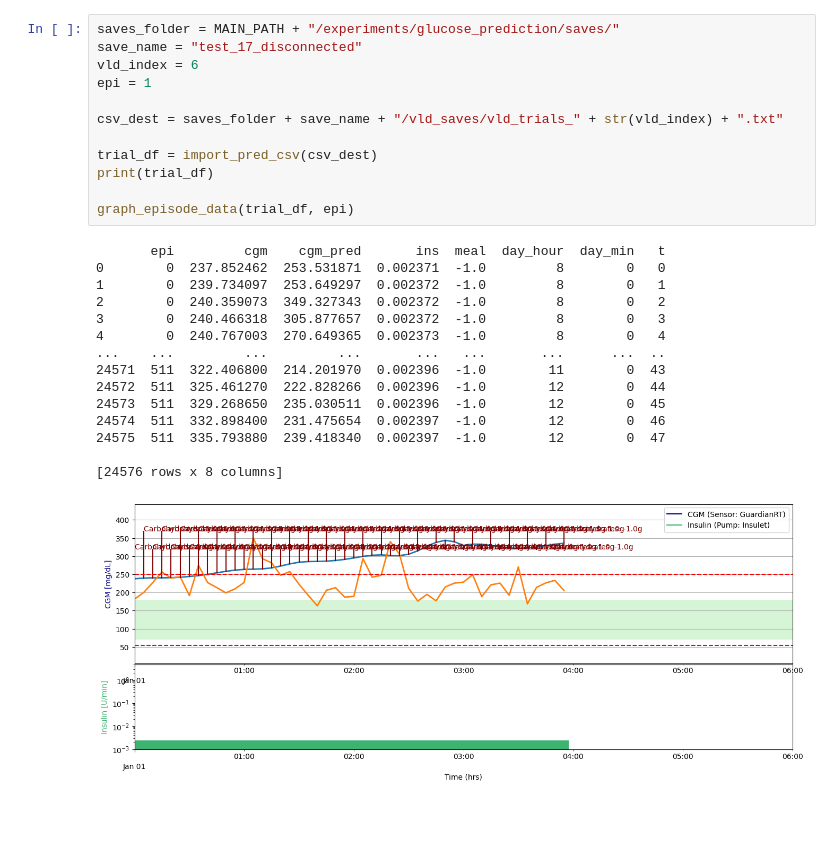
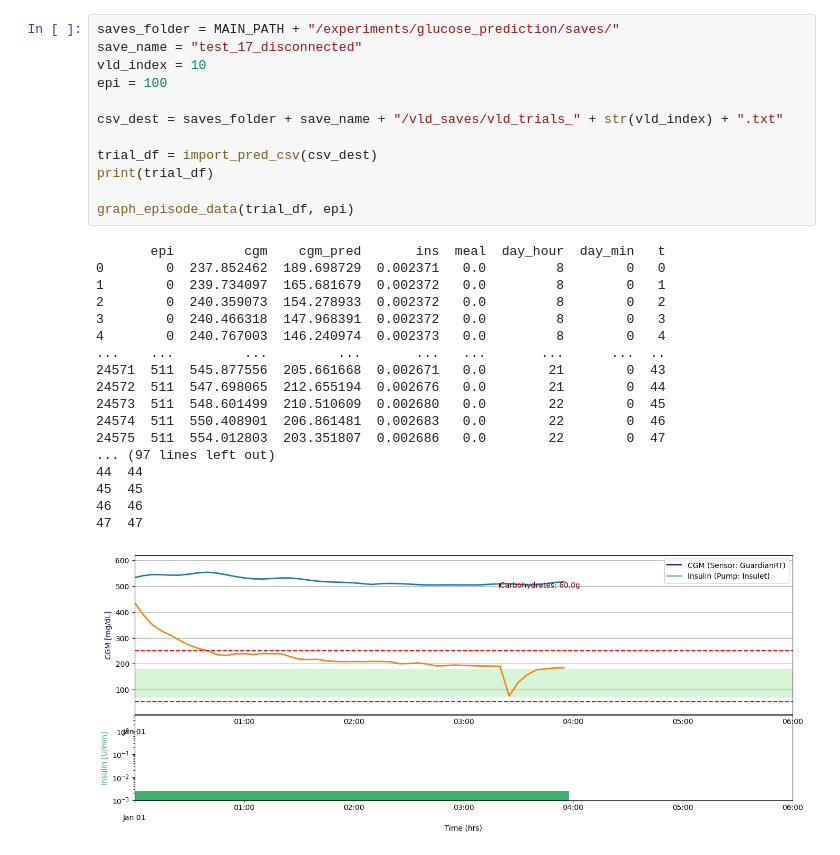
Before and after one commit to RL4H/RL4T1D, a Jupyter notebook: visualiser/notebooks/show_glucose_prediction.ipynb, the cells around one changed output. Saved outputs shown, nothing was run; the diff lists cells and outputs as text; blank space fills up the shorter version.

```diff
--- a/visualiser/notebooks/show_glucose_prediction.ipynb
+++ b/visualiser/notebooks/show_glucose_prediction.ipynb
@@ -110,28 +112,31 @@ def graph_episode_data(df, t_epi=0):
 # %%
 saves_folder = MAIN_PATH + "/experiments/glucose_prediction/saves/"
 save_name = "test_17_disconnected"
-vld_index = 6
-epi = 1
+vld_index = 10
+epi = 100
 
 csv_dest = saves_folder + save_name + "/vld_saves/vld_trials_" + str(vld_index) + ".txt"
 
 trial_df = import_pred_csv(csv_dest)
 print(trial_df)
 
 graph_episode_data(trial_df, epi)
 # %% [output]
        epi         cgm    cgm_pred       ins  meal  day_hour  day_min   t
-0        0  237.852462  253.531871  0.002371  -1.0         8        0   0
-1        0  239.734097  253.649297  0.002372  -1.0         8        0   1
-2        0  240.359073  349.327343  0.002372  -1.0         8        0   2
-3        0  240.466318  305.877657  0.002372  -1.0         8        0   3
-4        0  240.767003  270.649365  0.002373  -1.0         8        0   4
+0        0  237.852462  189.698729  0.002371   0.0         8        0   0
+1        0  239.734097  165.681679  0.002372   0.0         8        0   1
+2        0  240.359073  154.278933  0.002372   0.0         8        0   2
+3        0  240.466318  147.968391  0.002372   0.0         8        0   3
+4        0  240.767003  146.240974  0.002373   0.0         8        0   4
 ...    ...         ...         ...       ...   ...       ...      ...  ..
-24571  511  322.406800  214.201970  0.002396  -1.0        11        0  43
-24572  511  325.461270  222.828266  0.002396  -1.0        12        0  44
-24573  511  329.268650  235.030511  0.002396  -1.0        12        0  45
-24574  511  332.898400  231.475654  0.002397  -1.0        12        0  46
-24575  511  335.793880  239.418340  0.002397  -1.0        12        0  47
-
-[24576 rows x 8 columns]
+24571  511  545.877556  205.661668  0.002671   0.0        21        0  43
+24572  511  547.698065  212.655194  0.002676   0.0        21        0  44
+24573  511  548.601499  210.510609  0.002680   0.0        22        0  45
+24574  511  550.408901  206.861481  0.002683   0.0        22        0  46
+24575  511  554.012803  203.351807  0.002686   0.0        22        0  47
+... (97 lines left out)
+44  44
+45  45
+46  46
+47  47
-[figure, old version]
+[figure, new version]
```
Also changed, not shown: parts of 1 cell of this notebook, 4 other files.
